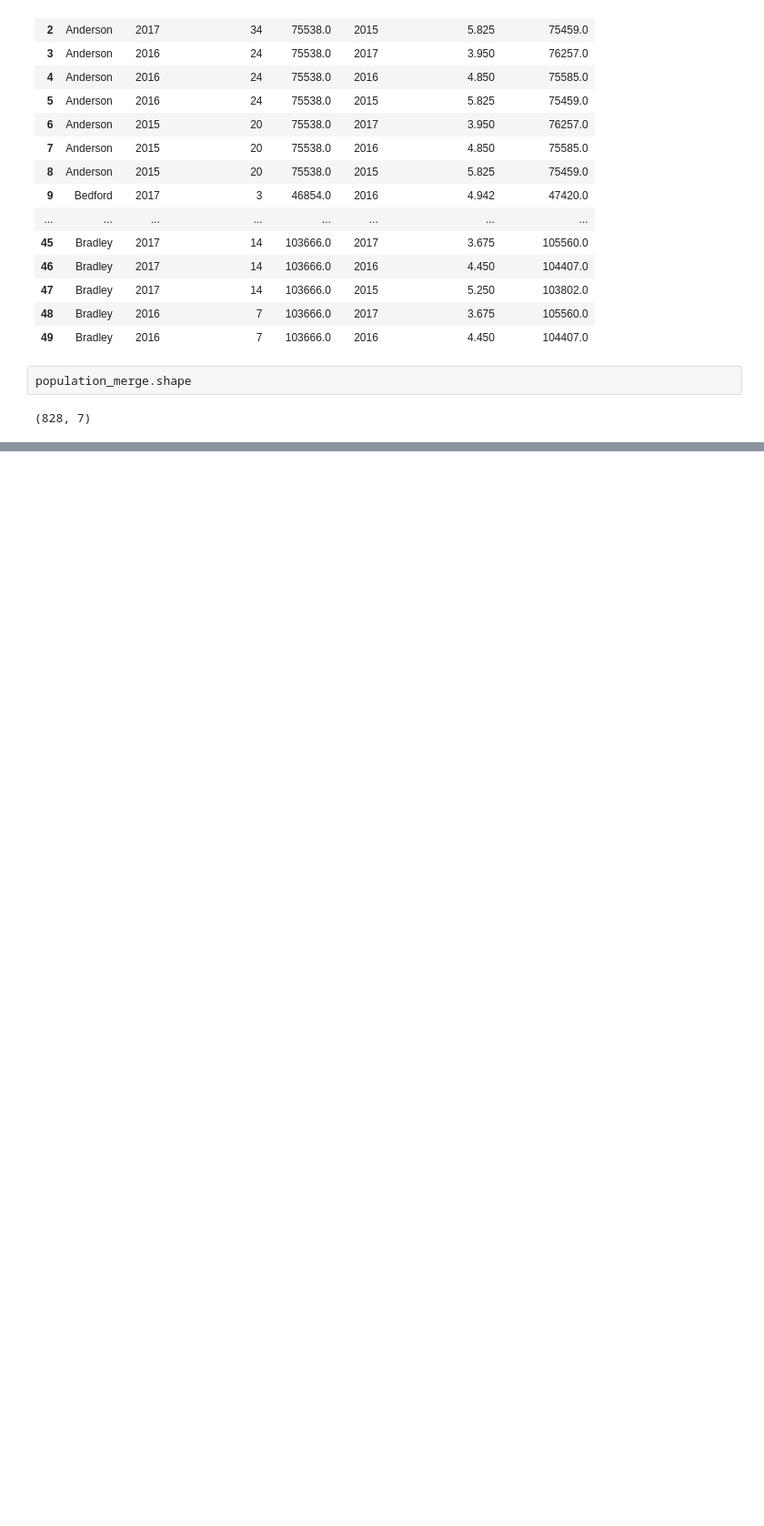
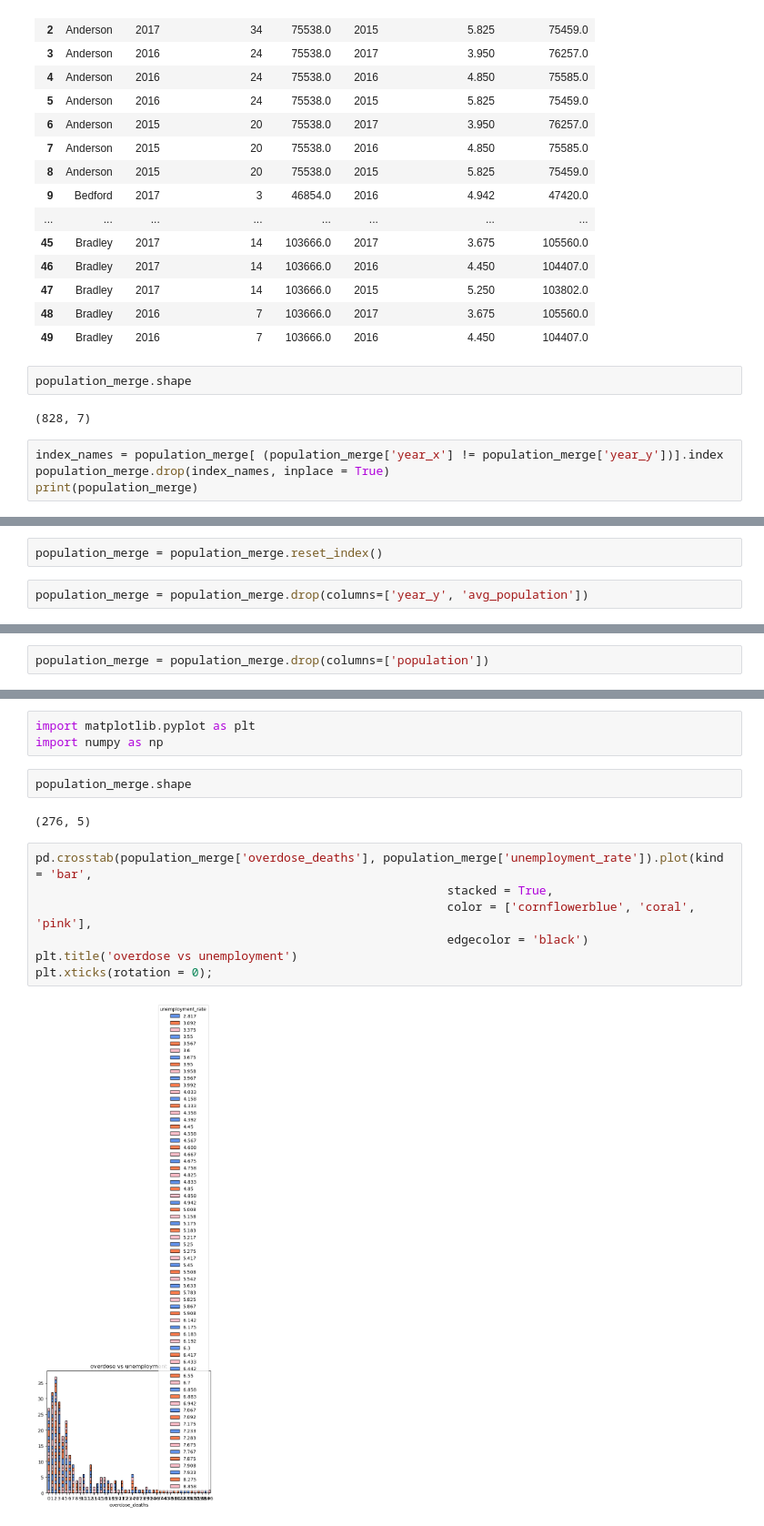
Before and after one commit to Luna-Agora/prescription-drugs-python-otto, a Jupyter notebook: Untitled.ipynb, the cells around one changed output, grey strips where cells are left out. Shown: that part at 91% size. Cells and saved outputs as stored; diff of their text form; blank space fills up the shorter version.

```diff
--- a/Untitled.ipynb
+++ b/Untitled.ipynb
@@ -139,3 +139,7 @@ population_merge.head(50)
 population_merge.shape
 # %% [output]
 (828, 7)
+# %%
+index_names = population_merge[ (population_merge['year_x'] != population_merge['year_y'])].index
+population_merge.drop(index_names, inplace = True)
+print(population_merge)
@@ -141,0 +180,4 @@ population_merge.shape
+# %%
+population_merge = population_merge.reset_index()
+# %%
+population_merge = population_merge.drop(columns=['year_y', 'avg_population'])
@@ -141,0 +202,2 @@ population_merge.shape
+# %%
+population_merge = population_merge.drop(columns=['population'])
@@ -141,0 +224,16 @@ population_merge.shape
+# %%
+import matplotlib.pyplot as plt
+import numpy as np
+# %%
+population_merge.shape
+# %% [output]
+(276, 5)
+# %%
+pd.crosstab(population_merge['overdose_deaths'], population_merge['unemployment_rate']).plot(kind = 'bar',
+                                                          stacked = True,
+                                                          color = ['cornflowerblue', 'coral', 'pink'],
+                                                          edgecolor = 'black')
+plt.title('overdose vs unemployment')
+plt.xticks(rotation = 0);
+# %% [output]
+[figure, added]
```
Also changed, not shown: parts of 7 cells of this notebook.
